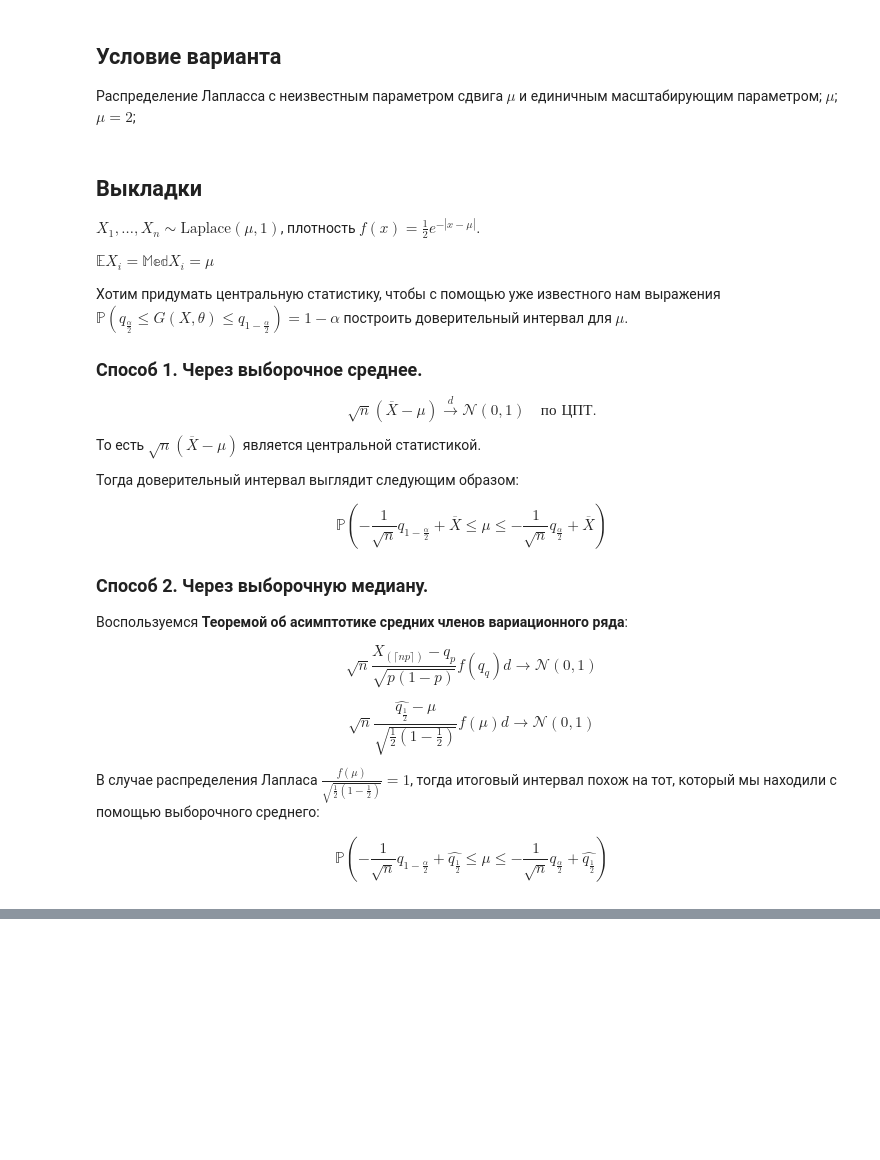
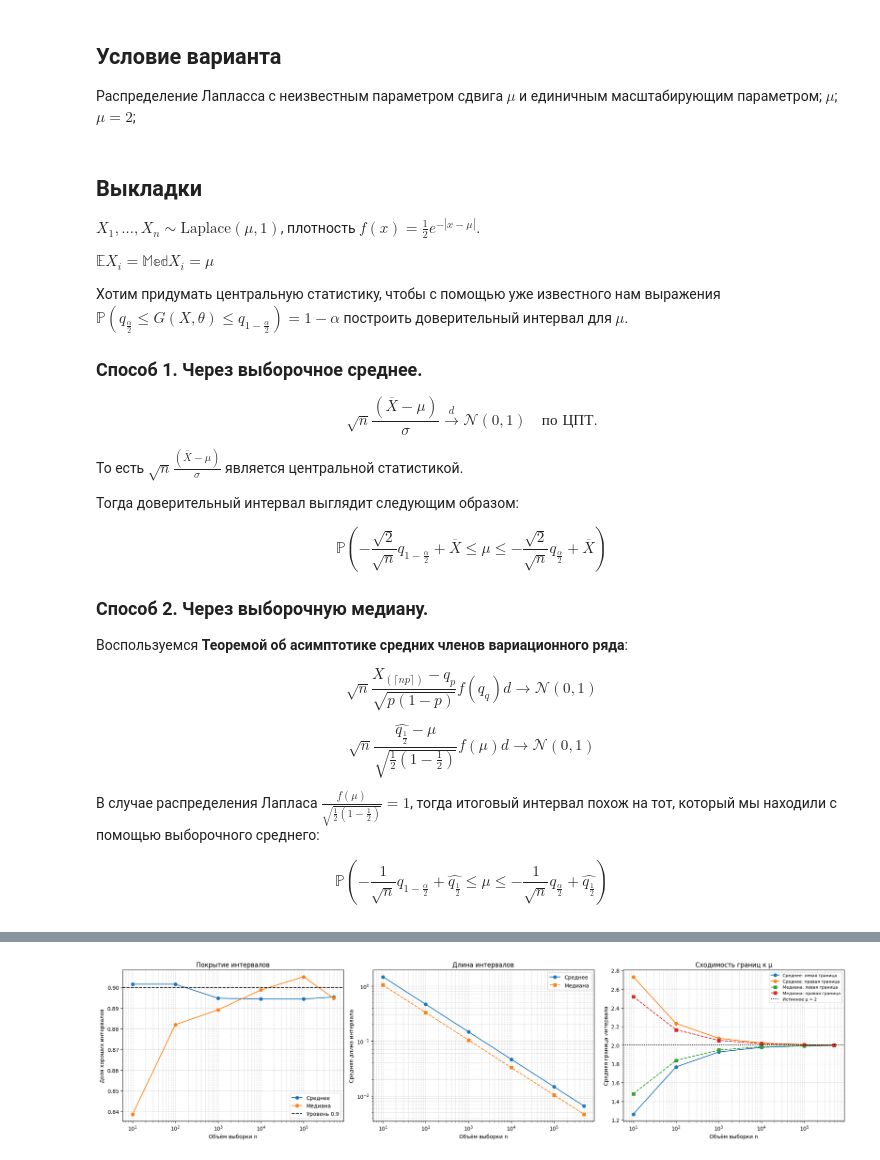
Before and after one commit to ipakhovskiy/math-statistics-lab-3, a Jupyter notebook: task-2.ipynb, the cells around one changed output, grey strips where cells are left out. Drawn from its saved outputs; the diff is of its cells as text; code cells hidden in the pictures; blank space fills up the shorter version.

```diff
--- a/task-2.ipynb
+++ b/task-2.ipynb
@@ -15,13 +15,13 @@ $\mathbb{E}X_i = \mathbb{Med}X_i = \mu$
 Хотим придумать центральную статистику, чтобы с помощью уже известного нам выражения $\mathbb{P}(q_{\frac{\alpha}{2}} \le G(X, \theta) \le q_{1-\frac{\alpha}{2}}) = 1-\alpha$ построить доверительный интервал для $\mu$.
 
 ### Способ 1. Через выборочное среднее.
-$$\sqrt{n}(\overline{X} - \mu) \overset d\longrightarrow \mathcal{N}(0,1) \quad \text{по ЦПТ.}$$
+$$\sqrt{n}\frac{(\overline{X} - \mu)}{\sigma} \overset d\longrightarrow \mathcal{N}(0,1) \quad \text{по ЦПТ.}$$
 
-То есть $\sqrt{n}(\overline{X} - \mu)$ является центральной статистикой.
+То есть $\sqrt{n}\frac{(\overline{X} - \mu)}{\sigma}$ является центральной статистикой.
 
 Тогда доверительный интервал выглядит следующим образом:
 
-$$\mathbb{P}(-\frac{1}{\sqrt{n}}q_{1-\frac{\alpha}{2}} + \overline{X} \le\mu\le -\frac{1}{\sqrt{n}}q_{\frac{\alpha}{2}} + \overline{X})$$
+$$\mathbb{P}(-\frac{\sqrt{2}}{\sqrt{n}}q_{1-\frac{\alpha}{2}} + \overline{X} \le\mu\le -\frac{\sqrt{2}}{\sqrt{n}}q_{\frac{\alpha}{2}} + \overline{X})$$
 
  ### Способ 2. Через выборочную медиану.
 
@@ -47,8 +47,8 @@ SAMPLE_SIZES = [10, 100, 1000, 10000, 100000, 500000]
 NUM_SAPLES = 5000
 # %%
 def calc_confidence_interval_mean(X, alpha):
-    return (- scipy.stats.norm.ppf(1 - alpha / 2) / np.sqrt(len(X)) + np.mean(X),
-            - scipy.stats.norm.ppf(alpha / 2) / np.sqrt(len(X)) + np.mean(X))
+    return (- scipy.stats.norm.ppf(1 - alpha / 2) * np.sqrt(2) / np.sqrt(len(X)) + np.mean(X),
+            - scipy.stats.norm.ppf(alpha / 2) * np.sqrt(2) / np.sqrt(len(X)) + np.mean(X))
 
 
 def calc_confidence_interval_median(X, alpha):
@@ -73,8 +73,6 @@ def run(num_samples, one_sample_size, alpha):
 
         if MU >= mu_l_mean and MU <= mu_r_mean:
             good_intervals_count_mean += 1
-        elif one_sample_size == 100000:
-            print(f'({mu_l_mean}, {mu_r_mean})')
 
         if MU >= mu_l_median and MU <= mu_r_median:
             good_intervals_count_median += 1
@@ -84,6 +82,17 @@ def run(num_samples, one_sample_size, alpha):
 
     return (intervals_mean, good_intervals_count_mean, intervals_median, good_intervals_count_median)
 # %%
+import matplotlib.pyplot as plt
+
+coverage_mean = []
+coverage_median = []
+length_mean = []
+length_median = []
+lower_mean = []
+upper_mean = []
+lower_median = []
+upper_median = []
+
 for i in SAMPLE_SIZES:
     intervals_mean, good_intervals_mean, intervals_median, good_intervals_median = run(NUM_SAPLES, i, ALPHA)
 
@@ -107,3 +116,50 @@ for i in SAMPLE_SIZES:
     print(f'Mean interval_median len: {result[1] - result[0]}')
 
     print()
+
+    coverage_mean.append(good_intervals_mean / NUM_SAPLES)
+    coverage_median.append(good_intervals_median / NUM_SAPLES)
+    length_mean.append(np.mean(np.asarray(seconds_mean) - np.asarray(firsts_mean)))
+    length_median.append(np.mean(np.asarray(seconds_median) - np.asarray(firsts_median)))
+    lower_mean.append(np.mean(firsts_mean))
+    upper_mean.append(np.mean(seconds_mean))
+    lower_median.append(np.mean(firsts_median))
+    upper_median.append(np.mean(seconds_median))
+
+fig, axes = plt.subplots(1, 3, figsize=(20, 5))
+
+axes[0].plot(SAMPLE_SIZES, coverage_mean, marker='o', label='Среднее')
+axes[0].plot(SAMPLE_SIZES, coverage_median, marker='o', label='Медиана')
+axes[0].axhline(1 - ALPHA, color='black', linestyle='--', label=f'Уровень {1 - ALPHA}')
+axes[0].set_xscale('log')
+axes[0].set_xlabel('Объём выборки n')
+axes[0].set_ylabel('Доля хороших интервалов')
+axes[0].set_title('Покрытие интервалов')
+axes[0].grid(True, which='both', linestyle='--', alpha=0.5)
+axes[0].legend()
+
+axes[1].plot(SAMPLE_SIZES, length_mean, marker='o', label='Среднее')
+axes[1].plot(SAMPLE_SIZES, length_median, marker='s', linestyle='--', label='Медиана')
+axes[1].set_xscale('log')
+axes[1].set_yscale('log')
+axes[1].set_xlabel('Объём выборки n')
+axes[1].set_ylabel('Средняя длина интервала')
+axes[1].set_title('Длина интервалов')
+axes[1].grid(True, which='both', linestyle='--', alpha=0.5)
+axes[1].legend()
+
+axes[2].plot(SAMPLE_SIZES, lower_mean, marker='o', label='Среднее: левая граница')
+axes[2].plot(SAMPLE_SIZES, upper_mean, marker='o', label='Среднее: правая граница')
+axes[2].plot(SAMPLE_SIZES, lower_median, marker='s', linestyle='--', label='Медиана: левая граница')
+axes[2].plot(SAMPLE_SIZES, upper_median, marker='s', linestyle='--', label='Медиана: правая граница')
+axes[2].axhline(MU, color='black', linestyle=':', label=f'Истинное μ = {MU}')
+axes[2].set_xscale('log')
+axes[2].set_xlabel('Объём выборки n')
+axes[2].set_ylabel('Средняя граница интервала')
+axes[2].set_title('Сходимость границ к μ')
+axes[2].grid(True, which='both', linestyle='--', alpha=0.5)
+axes[2].legend(fontsize=8)
+
+plt.tight_layout()
+plt.show()
+# %% [output]
@@ -109,0 +183 @@ for i in SAMPLE_SIZES:
+[figure, added]
```
Also changed, not shown: parts of 1 cell of this notebook.
